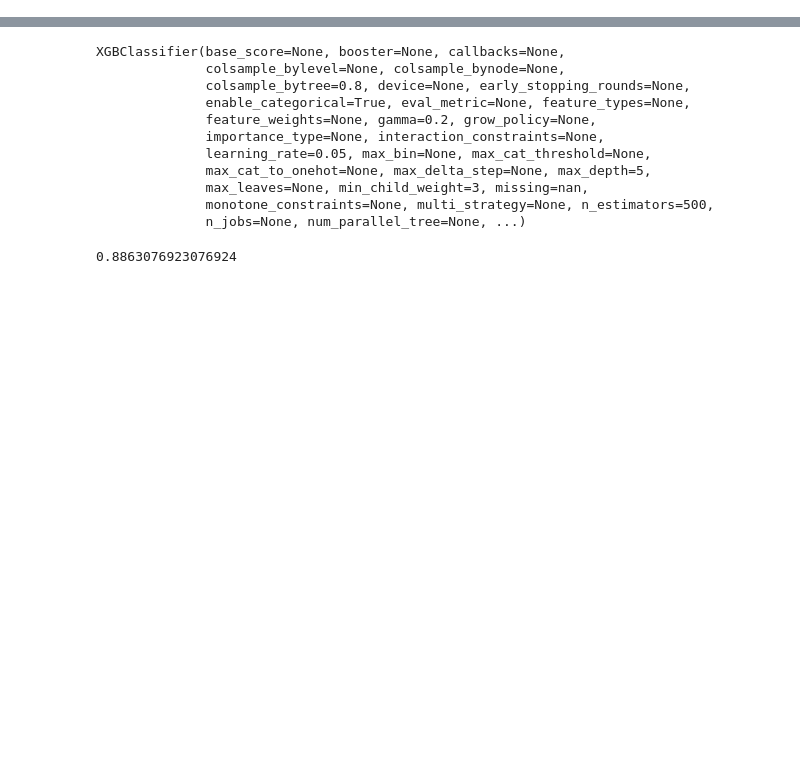
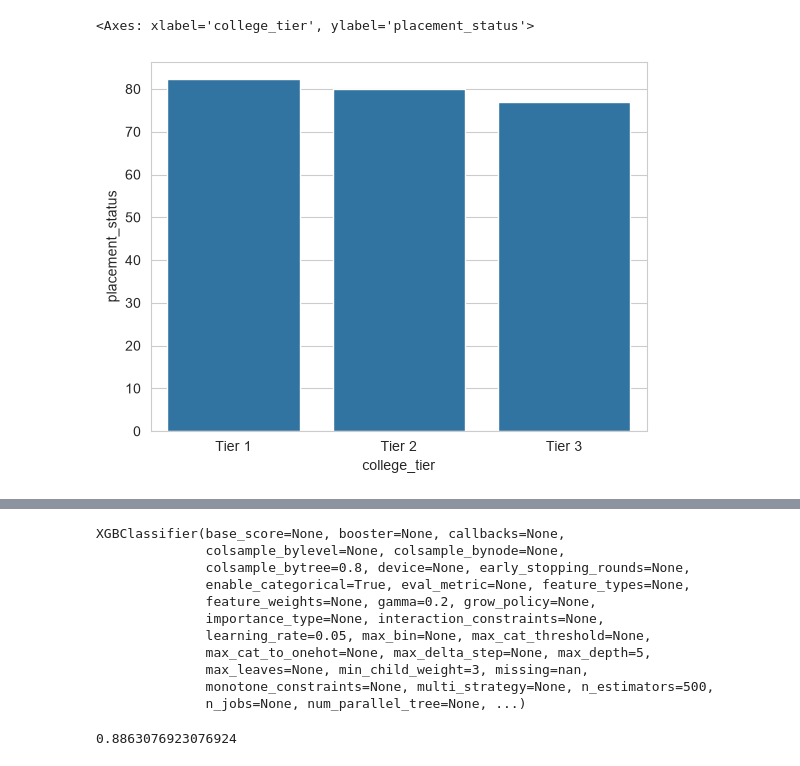
Before and after one commit to arih-hue/placement_predictor, a Jupyter notebook: notebook/analysis.ipynb, the cells around one changed output, grey strips where cells are left out. Cells and saved outputs as stored; diff of their text form; code cells hidden in the pictures; blank space fills up the shorter version.

```diff
--- a/notebook/analysis.ipynb
+++ b/notebook/analysis.ipynb
@@ -40,0 +49,5 @@ df['salary_package_lpa']=func_trans.fit_transform(df["salary_package_lpa"])
+# %%
+sns.barplot(df.groupby('college_tier')['placement_status'].mean()*100)
+# %% [output]
+<Axes: xlabel='college_tier', ylabel='placement_status'>
+[figure, added]
```
Also changed, not shown: parts of 17 cells of this notebook, 14 other files.
